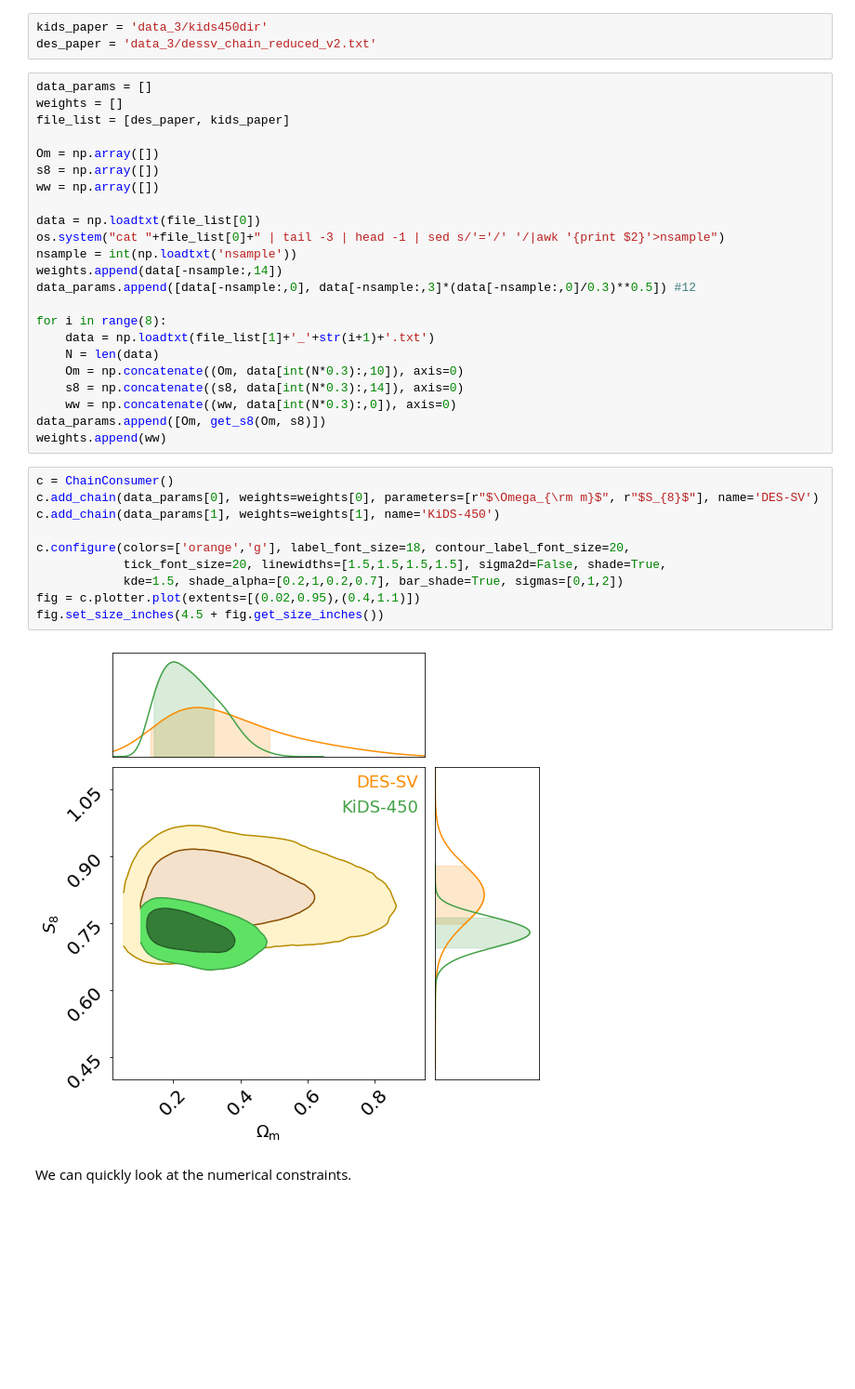
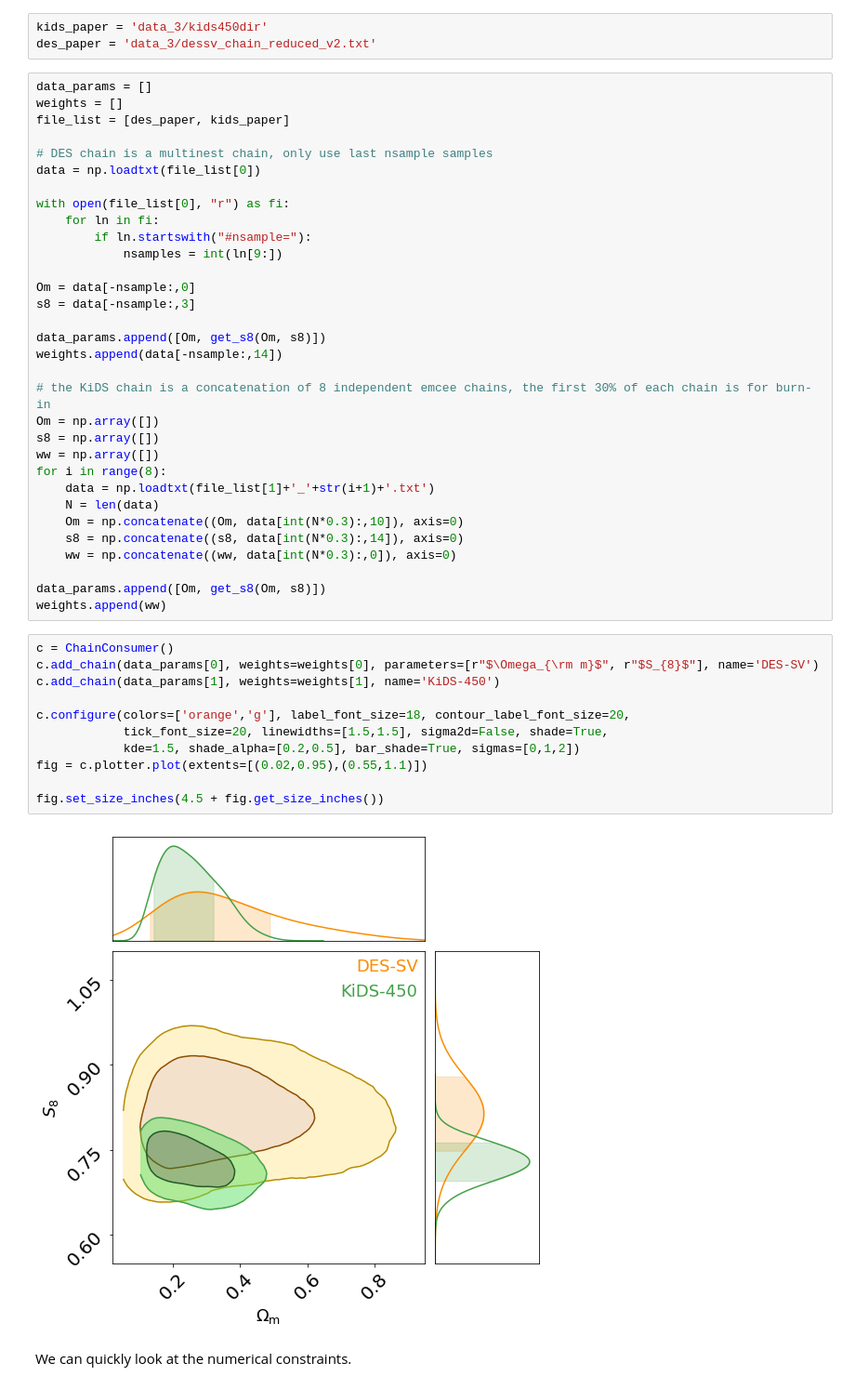
Before and after one commit to chihway/cosmology_on_beach_2022, a Jupyter notebook: Tutorial3_cosmology_inference.ipynb, the cells around one changed output. Shown at 93% size. Drawn from its saved outputs; the diff is of its cells as text; blank space fills up the shorter version.

```diff
--- a/Tutorial3_cosmology_inference.ipynb
+++ b/Tutorial3_cosmology_inference.ipynb
@@ -98,35 +102,45 @@ data_params = []
 weights = []
 file_list = [des_paper, kids_paper]
 
+# DES chain is a multinest chain, only use last nsample samples
+data = np.loadtxt(file_list[0])
+
+with open(file_list[0], "r") as fi:
+    for ln in fi:
+        if ln.startswith("#nsample="):
+            nsamples = int(ln[9:])
+
+Om = data[-nsample:,0]
+s8 = data[-nsample:,3]
+
+data_params.append([Om, get_s8(Om, s8)])
+weights.append(data[-nsample:,14])
+
+# the KiDS chain is a concatenation of 8 independent emcee chains, the first 30% of each chain is for burn-in
 Om = np.array([])
 s8 = np.array([])
 ww = np.array([])
-
-data = np.loadtxt(file_list[0])
-os.system("cat "+file_list[0]+" | tail -3 | head -1 | sed s/'='/' '/|awk '{print $2}'>nsample")
-nsample = int(np.loadtxt('nsample'))
-weights.append(data[-nsample:,14])
-data_params.append([data[-nsample:,0], data[-nsample:,3]*(data[-nsample:,0]/0.3)**0.5]) #12
-
 for i in range(8):
     data = np.loadtxt(file_list[1]+'_'+str(i+1)+'.txt')
     N = len(data)
     Om = np.concatenate((Om, data[int(N*0.3):,10]), axis=0)
     s8 = np.concatenate((s8, data[int(N*0.3):,14]), axis=0)
     ww = np.concatenate((ww, data[int(N*0.3):,0]), axis=0)
+
 data_params.append([Om, get_s8(Om, s8)])
 weights.append(ww)
 # %%
 c = ChainConsumer()
 c.add_chain(data_params[0], weights=weights[0], parameters=[r"$\Omega_{\rm m}$", r"$S_{8}$"], name='DES-SV')
 c.add_chain(data_params[1], weights=weights[1], name='KiDS-450')
 
 c.configure(colors=['orange','g'], label_font_size=18, contour_label_font_size=20,
-            tick_font_size=20, linewidths=[1.5,1.5,1.5,1.5], sigma2d=False, shade=True,
-            kde=1.5, shade_alpha=[0.2,1,0.2,0.7], bar_shade=True, sigmas=[0,1,2])
-fig = c.plotter.plot(extents=[(0.02,0.95),(0.4,1.1)])
+            tick_font_size=20, linewidths=[1.5,1.5], sigma2d=False, shade=True,
+            kde=1.5, shade_alpha=[0.2,0.5], bar_shade=True, sigmas=[0,1,2])
+fig = c.plotter.plot(extents=[(0.02,0.95),(0.55,1.1)])
+
 fig.set_size_inches(4.5 + fig.get_size_inches())
 # %% [output]
-[figure, old version]
+[figure, new version]
 # %% [markdown]
 We can quickly look at the numerical constraints.
```
Also changed, not shown: parts of 14 cells of this notebook.
